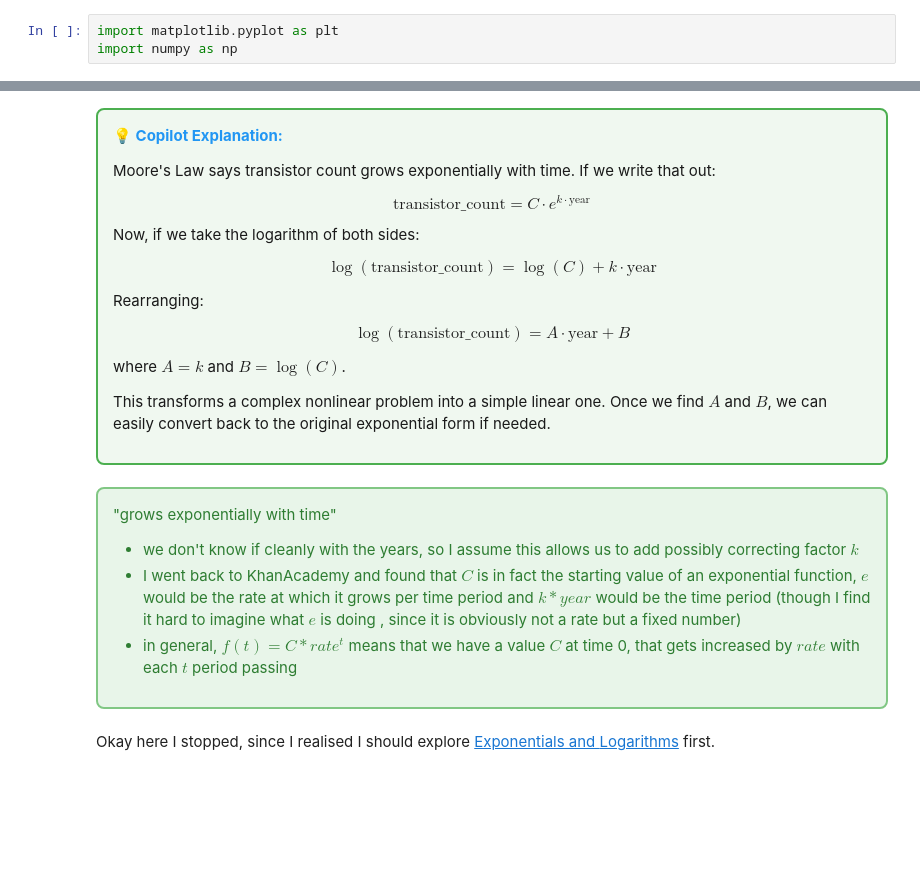
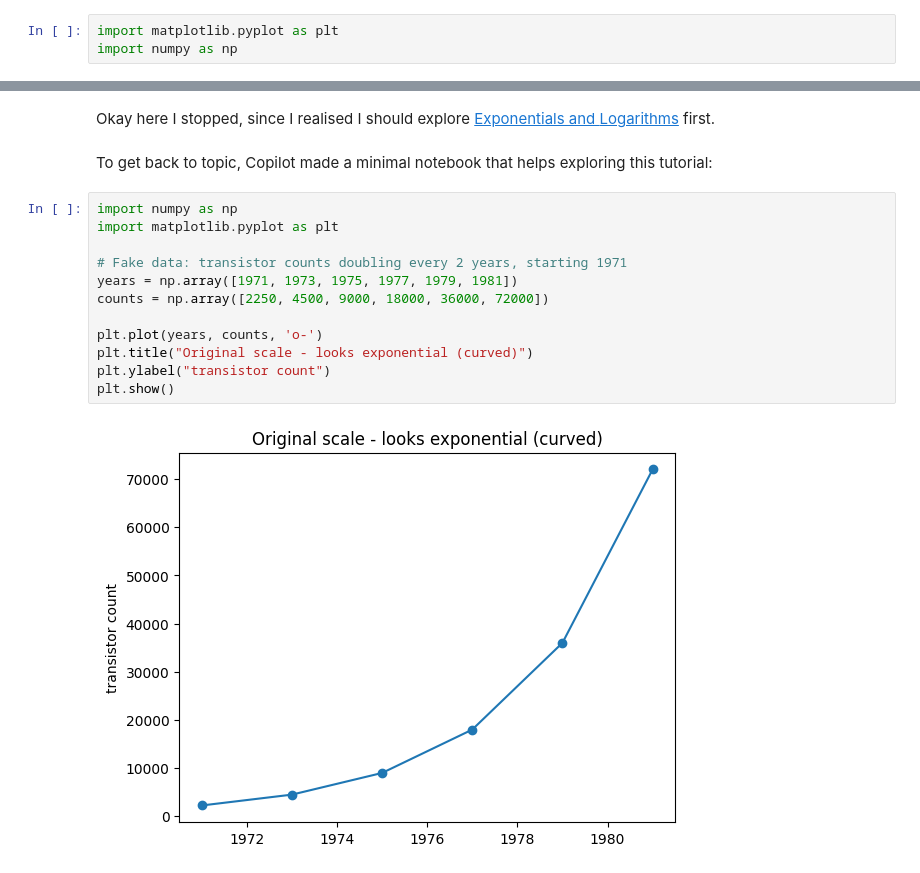
Before and after one commit to StefanieSenger/mathy_coding, a Jupyter notebook: numpy_tutorial_moores_law_with_least_squares.ipynb, the cells around one changed output, grey strips where cells are left out. Saved outputs shown, nothing was run; the diff lists cells and outputs as text; blank space fills up the shorter version.

Commit message:
add notes on moores law tutorial

```diff
--- a/numpy_tutorial_moores_law_with_least_squares.ipynb
+++ b/numpy_tutorial_moores_law_with_least_squares.ipynb
@@ -27,48 +44,20 @@ sides linear:
-# %% [markdown]
-<div style="border: 2px solid #4CAF50; padding: 15px; border-radius: 8px; background-color: #f0f8f0; margin: 10px 0;">
-
-<strong style="color: #2196F3;">💡 Copilot Explanation:</strong>
-
-<div style="color: #1a1a1a;">
-
-Moore's Law says transistor count grows exponentially with time. If we write that out:
-
-$$\text{transistor\_count} = C \cdot e^{k \cdot \text{year}}$$
-
-Now, if we take the logarithm of both sides:
-
-$$\log(\text{transistor\_count}) = \log(C) + k \cdot \text{year}$$
-
-Rearranging:
-
-$$\log(\text{transistor\_count}) = A \cdot \text{year} + B$$
-
-where $A = k$ and $B = \log(C)$.
-
-This transforms a complex nonlinear problem into a simple linear one. Once we find $A$ and $B$, we can easily convert back to the original exponential form if needed.
-
-</div>
-
-</div>
-# %% [markdown]
-<div style="border: 2px solid #81C784; padding: 15px; border-radius: 8px; background-color: #E8F5E9; margin: 15px 0;">
-
-<div style="color: #2E7D32;">
-
-"grows exponentially with time"
-- we don't know if cleanly with the years, so I assume this allows us to add possibly
-  correcting factor $k$
-- I went back to KhanAcademy and found that $C$ is in fact the starting value of an
-  exponential function, $e$ would be the rate at which it grows per time period and
-  $k*year$ would be the time period (though I find it hard to imagine what $e$ is doing
-  , since it is obviously not a rate but a fixed number)
-- in general, $f(t) = C * rate^t$ means that we have a value $C$ at time 0, that gets
-  increased by $rate$ with each $t$ period passing
-
-</div>
-
-</div>
 # %% [markdown]
 Okay here I stopped, since I realised I should explore [Exponentials and
-Logarithms](https://github.com/StefanieSenger/mathy_coding/blob/main/exponentials_and_logarithms.ipynb)
+Logarithms](https://github.com/StefanieSenger/mathy_coding/blob/main/exponentials_radicals_and_logarithms.ipynb)
 first.
+# %% [markdown]
+To get back to topic, Copilot made a minimal notebook that helps exploring this tutorial:
+# %%
+import numpy as np
+import matplotlib.pyplot as plt
+
+# Fake data: transistor counts doubling every 2 years, starting 1971
+years = np.array([1971, 1973, 1975, 1977, 1979, 1981])
+counts = np.array([2250, 4500, 9000, 18000, 36000, 72000])
+
+plt.plot(years, counts, 'o-')
+plt.title("Original scale - looks exponential (curved)")
+plt.ylabel("transistor count")
+plt.show()
+# %% [output]
+[figure, added]
```
Also changed, not shown: parts of 5 cells of this notebook, 2 other files.
